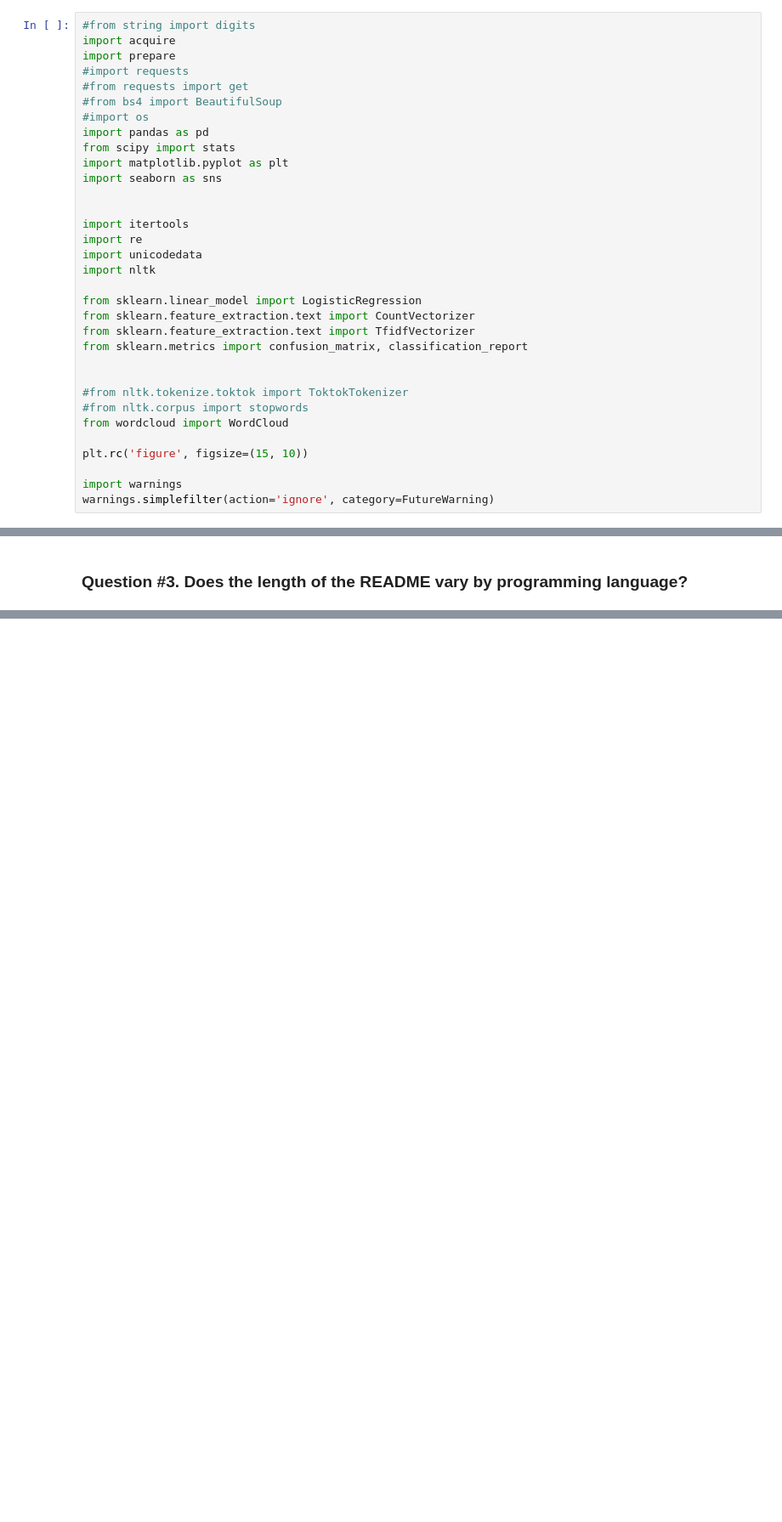
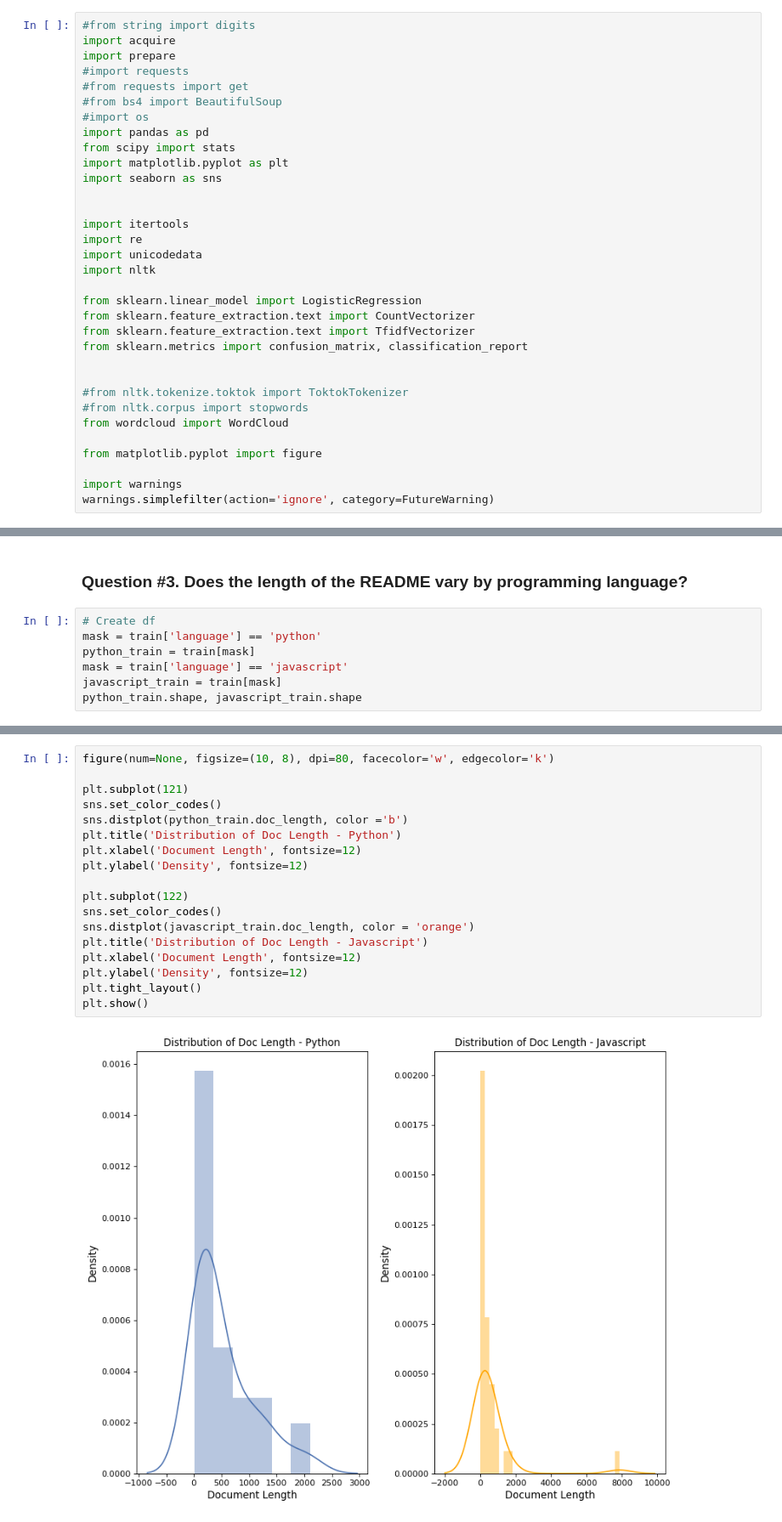
Before and after one commit to AC-Readme/nlp_project, a Jupyter notebook: final_project_notebook.ipynb, the cells around one changed output, grey strips where cells are left out. Shown: that part at 85% size. Cells and saved outputs as stored; diff of their text form; blank space fills up the shorter version.

```diff
--- a/final_project_notebook.ipynb
+++ b/final_project_notebook.ipynb
@@ -82,7 +82,7 @@ from sklearn.metrics import confusion_matrix, classification_report
 #from nltk.corpus import stopwords
 from wordcloud import WordCloud
 
-plt.rc('figure', figsize=(15, 10))
+from matplotlib.pyplot import figure
 
 import warnings
 warnings.simplefilter(action='ignore', category=FutureWarning)
@@ -360,3 +360,10 @@ tfidf.vocabulary_
 <div class="alert alert-block alert-info"><b></b></div>
 # %% [markdown]
 ### Question #3. Does the length of the README vary by programming language?
+# %%
+# Create df
+mask = train['language'] == 'python'
+python_train = train[mask]
+mask = train['language'] == 'javascript'
+javascript_train = train[mask]
+python_train.shape, javascript_train.shape
@@ -362,0 +419,20 @@ tfidf.vocabulary_
+# %%
+figure(num=None, figsize=(10, 8), dpi=80, facecolor='w', edgecolor='k')
+
+plt.subplot(121)
+sns.set_color_codes()
+sns.distplot(python_train.doc_length, color ='b')
+plt.title('Distribution of Doc Length - Python')
+plt.xlabel('Document Length', fontsize=12)
+plt.ylabel('Density', fontsize=12)
+
+plt.subplot(122)
+sns.set_color_codes()
+sns.distplot(javascript_train.doc_length, color = 'orange')
+plt.title('Distribution of Doc Length - Javascript')
+plt.xlabel('Document Length', fontsize=12)
+plt.ylabel('Density', fontsize=12)
+plt.tight_layout()
+plt.show()
+# %% [output]
+[figure, added]
```
Also changed, not shown: parts of 20 cells of this notebook.
